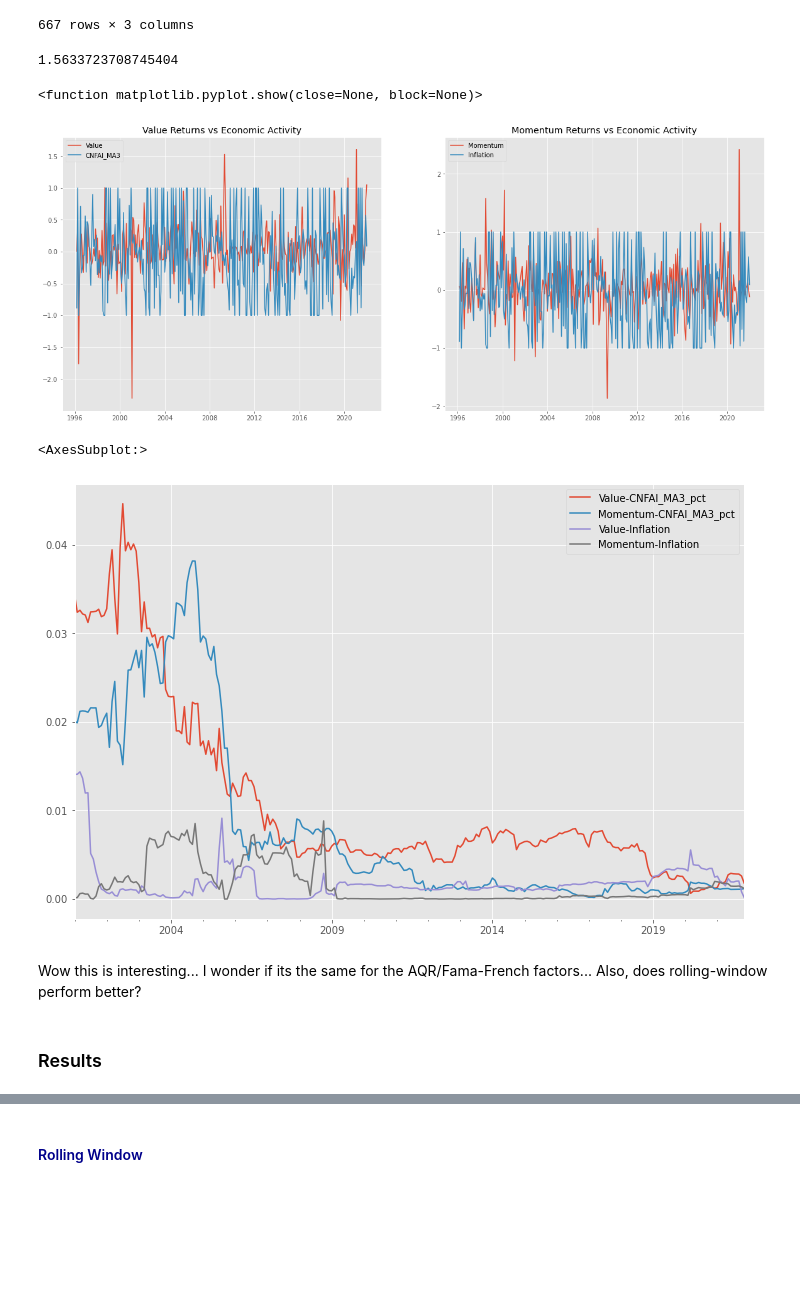
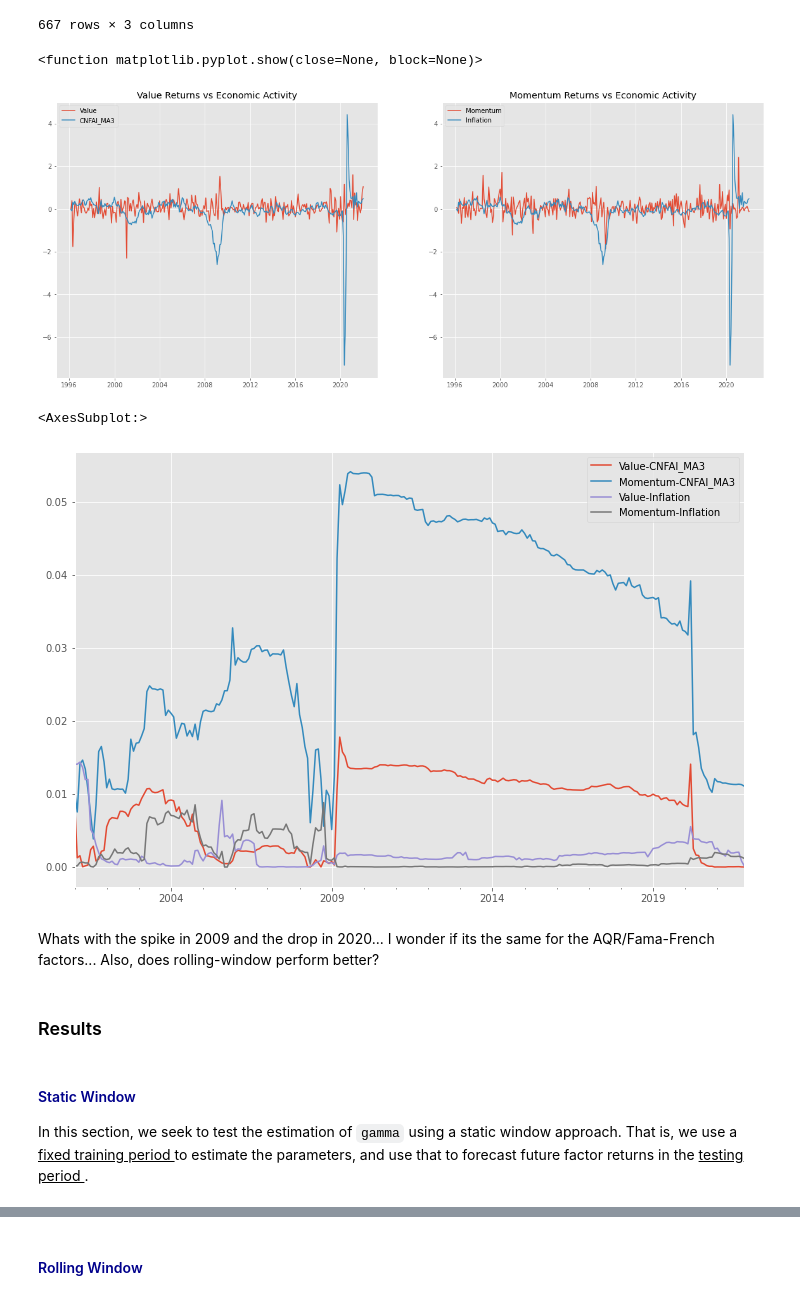
Before and after one commit to charlesyew/quant-methods-project, a Jupyter notebook: Quant Methods Project.ipynb, the cells around one changed output, grey strips where cells are left out. Cells and saved outputs as stored; diff of their text form; code cells hidden in the pictures; blank space fills up the shorter version.

```diff
--- a/Quant Methods Project.ipynb
+++ b/Quant Methods Project.ipynb
@@ -85,10 +89,10 @@ sp500_member_M
 <a id = 'data'> <a>
 <h3> Price and Fundamental Data </h3>
 # %%
-path2 = r"C:\Users\tyyew\Desktop\Quant\Columbia MAFN\Study Materials\Sem 3\Quantitative Methods in Investment Management\Project\Factor Data.xlsx"
+filename_2 = r"Factor Data.xlsx"
 
-prices_df = pd.read_excel(path2, sheet_name = 'Price Data', index_col = 0, usecols = ['Date', 'PERMNO', 'Ticker', 'Price', 'Returns'])
-value_df = pd.read_excel(path2, sheet_name = 'Value Signals', index_col = 0, usecols = ['Date', 'PERMNO', 'Ticker', 'B/M', 'CAPE', 'EVM', 'P/O', 'P/E', 'P/S', 'P/CF', 'DPR', 'P/B'])
+prices_df = pd.read_excel(base_dir + "\\" + filename_2, sheet_name = 'Price Data', index_col = 0, usecols = ['Date', 'PERMNO', 'Ticker', 'Price', 'Returns'])
+value_df = pd.read_excel(base_dir + "\\" + filename_2, sheet_name = 'Value Signals', index_col = 0, usecols = ['Date', 'PERMNO', 'Ticker', 'B/M', 'CAPE', 'EVM', 'P/O', 'P/E', 'P/S', 'P/CF', 'DPR', 'P/B'])
 
 # change dates to month end
 prices_df.index = prices_df.index + pd.offsets.MonthEnd(0)
@@ -254,7 +266,7 @@ svar_summary.T
 # %%
 # populating signals
 value_signals = {}
-value_signals_list = ['B/M', 'CAPE', 'EVM', 'P/O', 'P/E', 'P/S', 'P/CF', 'DPR', 'P/B']
+value_signals_list = ['P/B', 'CAPE', 'EVM', 'P/O', 'P/E', 'P/S', 'P/CF', 'DPR']
 for signal in value_signals_list:
     signal_df = pd.DataFrame(index = date_range0, columns = stock_set)
     var_df = value_df[['Ticker', signal]]
@@ -400,7 +441,7 @@ def summary_table(weight_dict, ret_series, start_date, end_date):
     return summary.T
 # %%
-path3 = r"C:\Users\tyyew\Desktop\Quant\Columbia MAFN\Study Materials\Sem 3\Quantitative Methods in Investment Management\Project\Timing Variables.xlsx"
-timing_var_df = pd.read_excel(path3,sheet_name = "Timing Variables", index_col = 0).fillna(0)
+filename = r"Timing Variables.xlsx"
+timing_var_df = pd.read_excel(base_dir + "\\" + filename,sheet_name = "Timing Variables", index_col = 0).fillna(0)
 factor_ret_df = pd.DataFrame(index = date_range1, columns = ['Value', 'Momentum'])
 factor_ret_df['Value'] = comp1_r
 factor_ret_df['Momentum'] = mom_ret_df['12M']
@@ -424,8 +465,8 @@ factor_ret_df
 | 2021-12-31 | 0.087371 | -0.009636 |
 311 rows × 2 columns
 # %%
-timing_var_df['CNFAI_MA3_pct'] = np.where(timing_var_df['CNFAI_MA3'].pct_change() > 1, 1, np.where(timing_var_df['CNFAI_MA3'].pct_change() < -1, -1, timing_var_df['CNFAI_MA3'].pct_change()))
-timing_var_df
+# timing_var_df['CNFAI_MA3_pct'] = np.where(timing_var_df['CNFAI_MA3'].pct_change() > 1, 1, np.where(timing_var_df['CNFAI_MA3'].pct_change() < -1, -1, timing_var_df['CNFAI_MA3'].pct_change()))
+# timing_var_df
 # %% [output]
 |  | CNFAI_MA3 | Inflation | CNFAI_MA3_pct |
 | Date |  |  |  |
@@ -441,10 +482,6 @@ timing_var_df
 | 2022-08-31 | 0.04 | 0.001182 | -1.000000 |
 | 2022-09-30 | 0.17 | 0.003860 | 1.000000 |
 667 rows × 3 columns
-# %%
-np.mean(factor_weights['Momentum'].abs().sum(axis = 1))
-# %% [output]
-1.5633723708745404
 # %%
 # whole period
 start_date0 = pd.Timestamp('1996-01-31')
@@ -464,26 +501,26 @@ test_end_date = test_end_date0 + pd.offsets.MonthEnd(1)
 # %%
 plt.style.use('ggplot')
 
 fig, (ax1, ax2) = plt.subplots(1,2, figsize = (20,8))
 
 ax1.plot(factor_ret_df.loc[start_date:end_date, 'Value'] * 12, label = 'Value')
-ax1.plot(timing_var_df.loc[start_date:end_date, 'CNFAI_MA3_pct'], label = 'CNFAI_MA3')
+ax1.plot(timing_var_df.loc[start_date:end_date, 'CNFAI_MA3'], label = 'CNFAI_MA3')
 ax1.set_title('Value Returns vs Economic Activity')
 ax1.legend()
 
 ax2.plot(factor_ret_df.loc[start_date:end_date, 'Momentum'] * 12, label = 'Momentum')
 # ax21 = ax2.twinx()
-ax2.plot(timing_var_df.loc[start_date:end_date, 'CNFAI_MA3_pct'],  label = 'Inflation')
+ax2.plot(timing_var_df.loc[start_date:end_date, 'CNFAI_MA3'],  label = 'Inflation')
 ax2.set_title('Momentum Returns vs Economic Activity')
 ax2.legend()
 
 plt.show
 # %% [output]
 <function matplotlib.pyplot.show(close=None, block=None)>
-[figure, old version]
+[figure, new version]
 # %%
-# r^2 of univariate regression
-timevar_list = ['CNFAI_MA3_pct', 'Inflation']
+# r^2 of univariate regression - expanding window
+timevar_list = ['CNFAI_MA3', 'Inflation']
 factor_list = ['Value', 'Momentum']
 expanding_window = pd.date_range(test_start_date0, test_end_date0, freq = 'M')
 
@@ -498,6 +535,6 @@ for last_date in expanding_window:
 r2_table.plot(figsize = (12,8))
 # %% [output]
 <AxesSubplot:>
-[figure, old version]
+[figure, new version]
 # %% [markdown]
-Wow this is interesting... I wonder if its the same for the AQR/Fama-French factors... Also, does rolling-window perform better?
+Whats with the spike in 2009 and the drop in 2020... I wonder if its the same for the AQR/Fama-French factors... Also, does rolling-window perform better?
@@ -504,6 +556,10 @@ Wow this is interesting... I wonder if its the same for the AQR/Fama-French fact
 # %% [markdown]
 <a id = 'results'> </a>
 <h3> Results
+# %% [markdown]
+<h4> <font color = 'darkblue'> Static Window </font> </h4>
+
+In this section, we seek to test the estimation of `gamma` using a static window approach. That is, we use a <u> fixed training period </u> to estimate the parameters, and use that to forecast future factor returns in the <u> testing period </u>.
 # %%
 # compute gamma
 mom_inflation = calc_gamma('Momentum', factor_ret_df, 'Inflation', timing_var_df)
```
Also changed, not shown: parts of 31 cells of this notebook.
